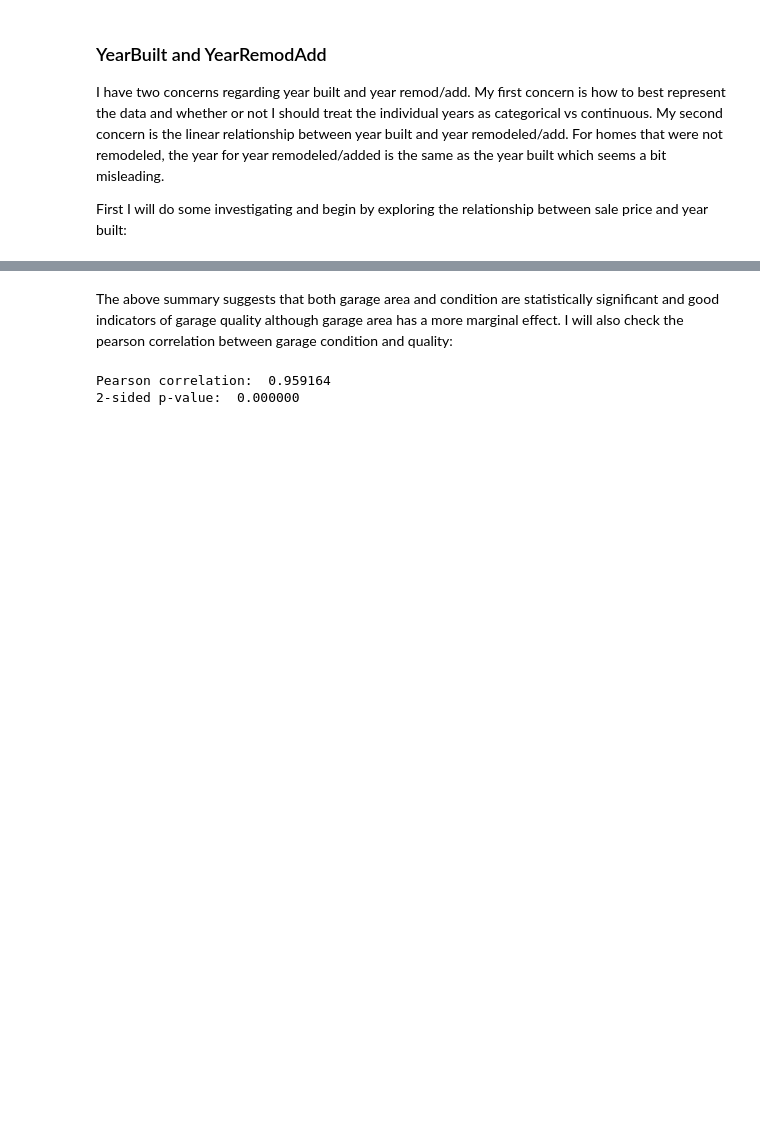
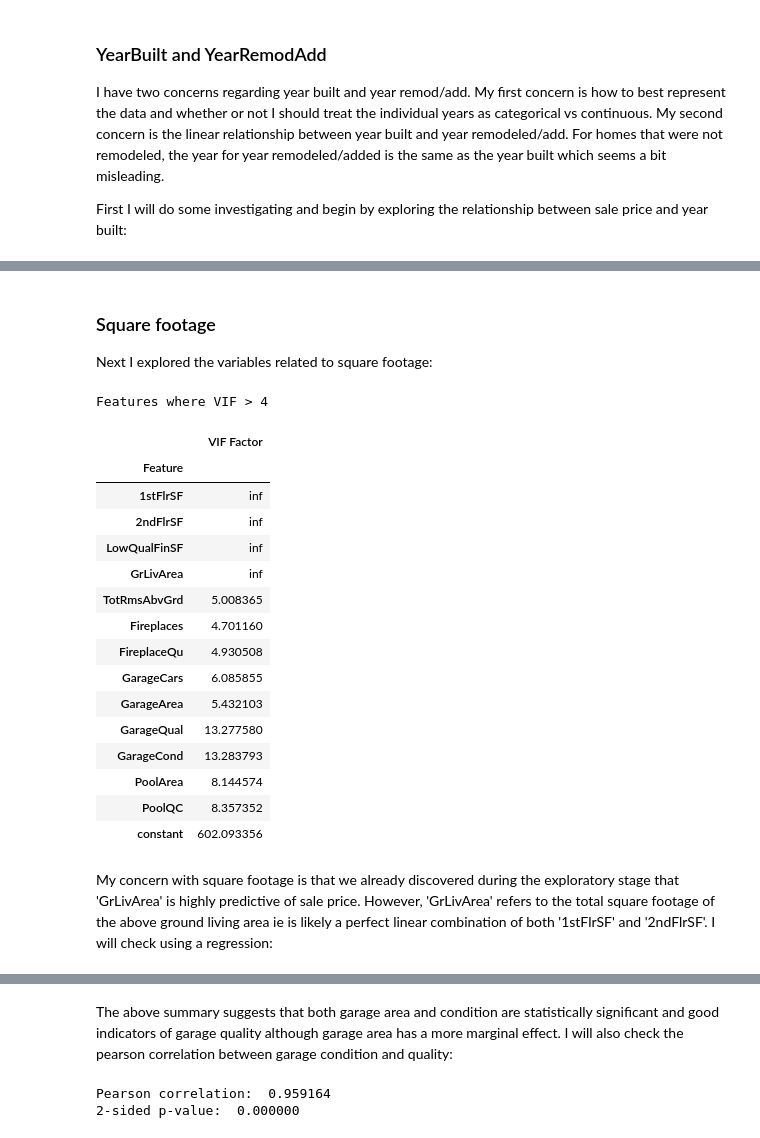
Before and after one commit to agrai1/Predicting-housing-prices, a Jupyter notebook: Exploratory data analysis - Filling nulls - Feature engineering.ipynb, the cells around one changed output, grey strips where cells are left out. Drawn from its saved outputs; the diff is of its cells as text; code cells hidden in the pictures; blank space fills up the shorter version.

```diff
--- a/Exploratory data analysis - Filling nulls - Feature engineering.ipynb
+++ b/Exploratory data analysis - Filling nulls - Feature engineering.ipynb
@@ -1241,2 +1241,6 @@ The other square footage variables are not significant at the 5 of even 10% leve
+# %%
+df['HasFinishedBsmt'] = (df['BsmtUnfSF'] != 0)
+# %%
+df['HasFinishedBsmt'] = df['HasFinishedBsmt'].astype(str)
 # %%
-df.drop(columns=['LowQualFinSF','BsmtFinSF1','BsmtFinSF2','BsmtUnfSF'], axis=1, inplace=True)
+df.drop(columns=['BsmtUnfSF','BsmtFinSF1','BsmtFinSF2'], axis=1, inplace=True)
@@ -1268,0 +1247,26 @@ Yup, the coefficients are significant at the 5% level and both R^2 and adjusted
+# %% [markdown]
+### Square footage
+
+Next I explored the variables related to square footage:
+# %%
+vif_(data=df, dependent_var='SalePrice', threshold=4)
+# %% [output]
+Features where VIF > 4
+|  | VIF Factor |
+| Feature |  |
+| 1stFlrSF | inf |
+| 2ndFlrSF | inf |
+| LowQualFinSF | inf |
+| GrLivArea | inf |
+| TotRmsAbvGrd | 5.008365 |
+| Fireplaces | 4.701160 |
+| FireplaceQu | 4.930508 |
+| GarageCars | 6.085855 |
+| GarageArea | 5.432103 |
+| GarageQual | 13.277580 |
+| GarageCond | 13.283793 |
+| PoolArea | 8.144574 |
+| PoolQC | 8.357352 |
+| constant | 602.093356 |
+# %% [markdown]
+My concern with square footage is that we already discovered during the exploratory stage that 'GrLivArea' is highly predictive of sale price. However, 'GrLivArea' refers to the total square footage of the above ground living area ie is likely a perfect linear combination of both '1stFlrSF' and '2ndFlrSF'. I will check using a regression:
```
Also changed, not shown: parts of 105 cells of this notebook.
